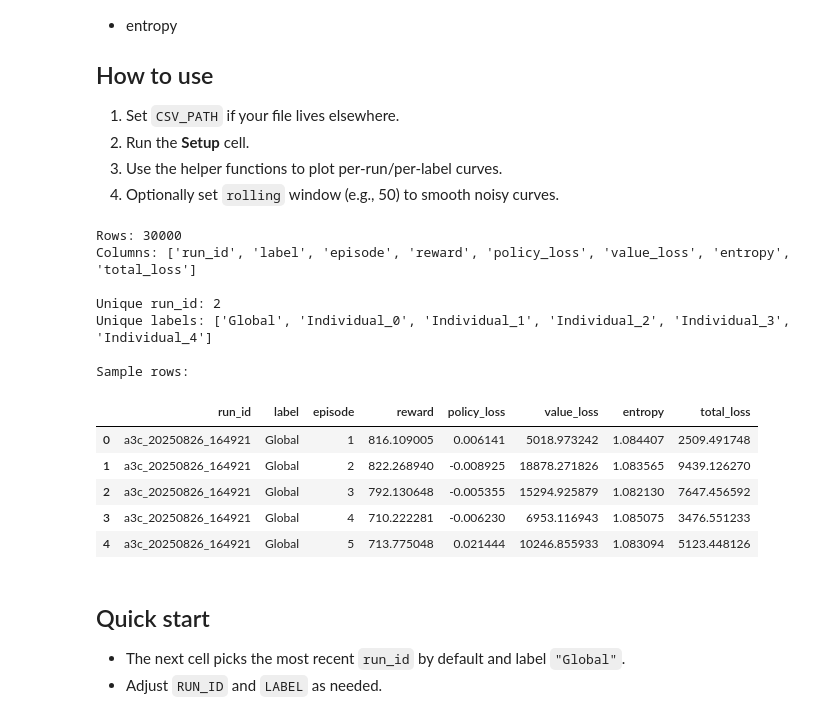
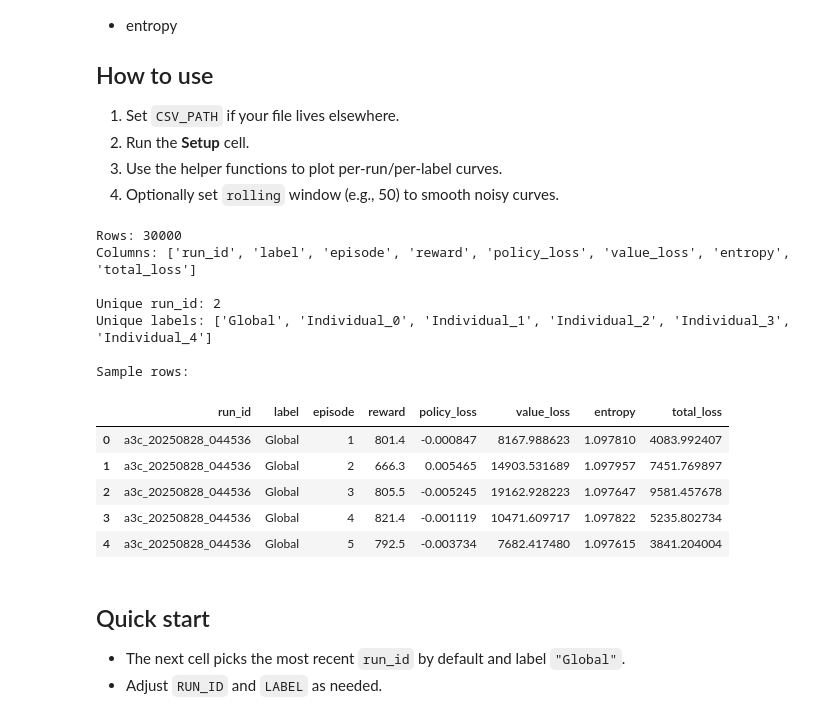
Before and after one commit to crazytb/uav_a3c, a Jupyter notebook: main_training_metrics_analysis.ipynb, the cells around one changed output. Drawn from its saved outputs; the diff is of its cells as text; code cells hidden in the pictures.

```diff
--- a/main_training_metrics_analysis.ipynb
+++ b/main_training_metrics_analysis.ipynb
@@ -14,41 +14,41 @@ This notebook loads `runs/all_training_metrics.csv` (the master log you created
 4. Optionally set `rolling` window (e.g., 50) to smooth noisy curves.
 # %%
 # === Setup ===
-stamp = "20250826_164921"
+stamp = "20250828_044536"
 CSV_PATH = f"runs/all_training_metrics_{stamp}.csv"  # change this if needed
 
 import pandas as pd
 import matplotlib.pyplot as plt
 from pathlib import Path
 from drl_framework import params
 
 # Load
 df = pd.read_csv(CSV_PATH)
 
 # Basic sanity check / peek
 print("Rows:", len(df))
 print("Columns:", list(df.columns))
 print("\nUnique run_id:", df['run_id'].nunique())
 print("Unique labels:", sorted(df['label'].unique()))
 print("\nSample rows:")
 display(df.head())
 
 # Sort for consistency
 df = df.sort_values(['run_id','label','episode']).reset_index(drop=True)
 # %% [output]
 Rows: 30000
 Columns: ['run_id', 'label', 'episode', 'reward', 'policy_loss', 'value_loss', 'entropy', 'total_loss']
 
 Unique run_id: 2
 Unique labels: ['Global', 'Individual_0', 'Individual_1', 'Individual_2', 'Individual_3', 'Individual_4']
 
 Sample rows:
 |  | run_id | label | episode | reward | policy_loss | value_loss | entropy | total_loss |
-| 0 | a3c_20250826_164921 | Global | 1 | 816.109005 | 0.006141 | 5018.973242 | 1.084407 | 2509.491748 |
-| 1 | a3c_20250826_164921 | Global | 2 | 822.268940 | -0.008925 | 18878.271826 | 1.083565 | 9439.126270 |
-| 2 | a3c_20250826_164921 | Global | 3 | 792.130648 | -0.005355 | 15294.925879 | 1.082130 | 7647.456592 |
-| 3 | a3c_20250826_164921 | Global | 4 | 710.222281 | -0.006230 | 6953.116943 | 1.085075 | 3476.551233 |
-| 4 | a3c_20250826_164921 | Global | 5 | 713.775048 | 0.021444 | 10246.855933 | 1.083094 | 5123.448126 |
+| 0 | a3c_20250828_044536 | Global | 1 | 801.4 | -0.000847 | 8167.988623 | 1.097810 | 4083.992407 |
+| 1 | a3c_20250828_044536 | Global | 2 | 666.3 | 0.005465 | 14903.531689 | 1.097957 | 7451.769897 |
+| 2 | a3c_20250828_044536 | Global | 3 | 805.5 | -0.005245 | 19162.928223 | 1.097647 | 9581.457678 |
+| 3 | a3c_20250828_044536 | Global | 4 | 821.4 | -0.001119 | 10471.609717 | 1.097822 | 5235.802734 |
+| 4 | a3c_20250828_044536 | Global | 5 | 792.5 | -0.003734 | 7682.417480 | 1.097615 | 3841.204004 |
 # %%
 # === Helpers ===
 def get_df(run_id=None, label=None):
```
Also changed, not shown: parts of 8 cells of this notebook, 4 other files.
